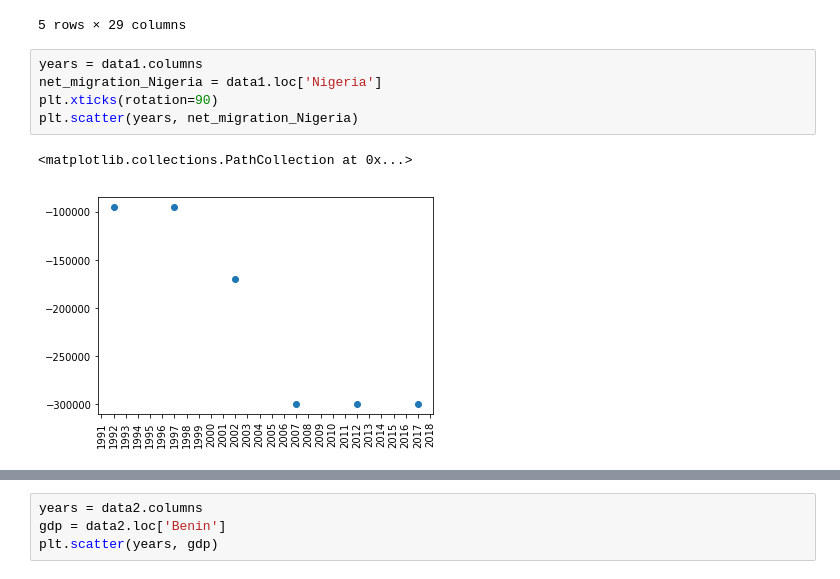
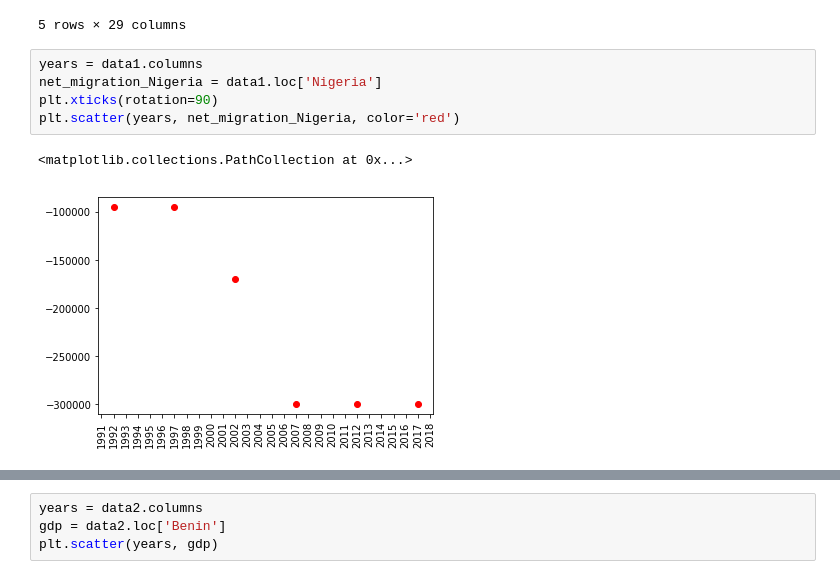
Before and after one commit to OmolaraAdisa/Omolara_capstone_project, a Jupyter notebook: Standard of living.ipynb, the cells around one changed output, grey strips where cells are left out. Saved outputs shown, nothing was run; the diff lists cells and outputs as text.

```diff
--- a/Standard of living.ipynb
+++ b/Standard of living.ipynb
@@ -637,8 +368,8 @@ data2.head()
 # %%
 years = data1.columns
 net_migration_Nigeria = data1.loc['Nigeria']
 plt.xticks(rotation=90)
-plt.scatter(years, net_migration_Nigeria)
+plt.scatter(years, net_migration_Nigeria, color='red')
 # %% [output]
 <matplotlib.collections.PathCollection at 0x...>
-[figure, old version]
+[figure, new version]
```
Also changed, not shown: parts of 25 cells of this notebook.
